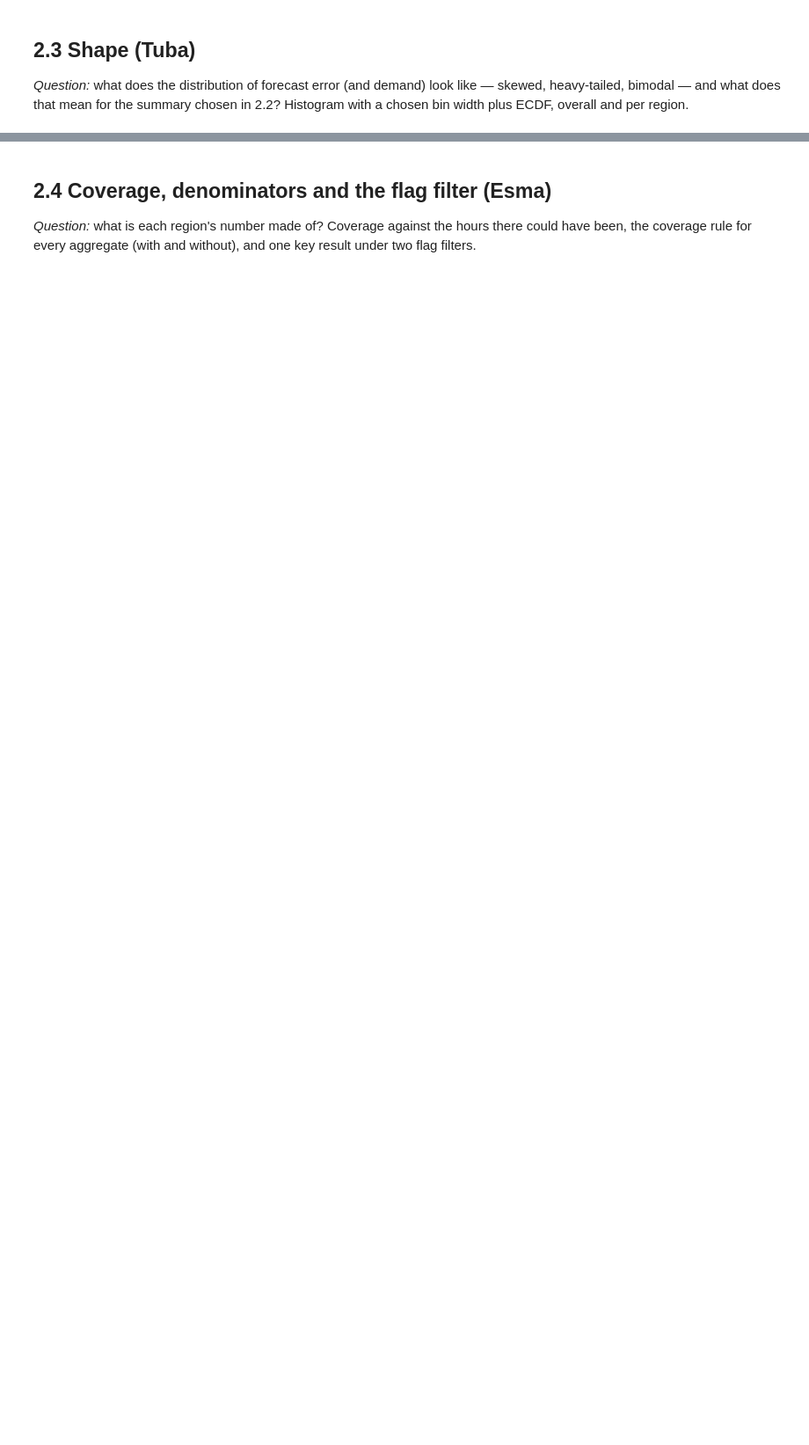
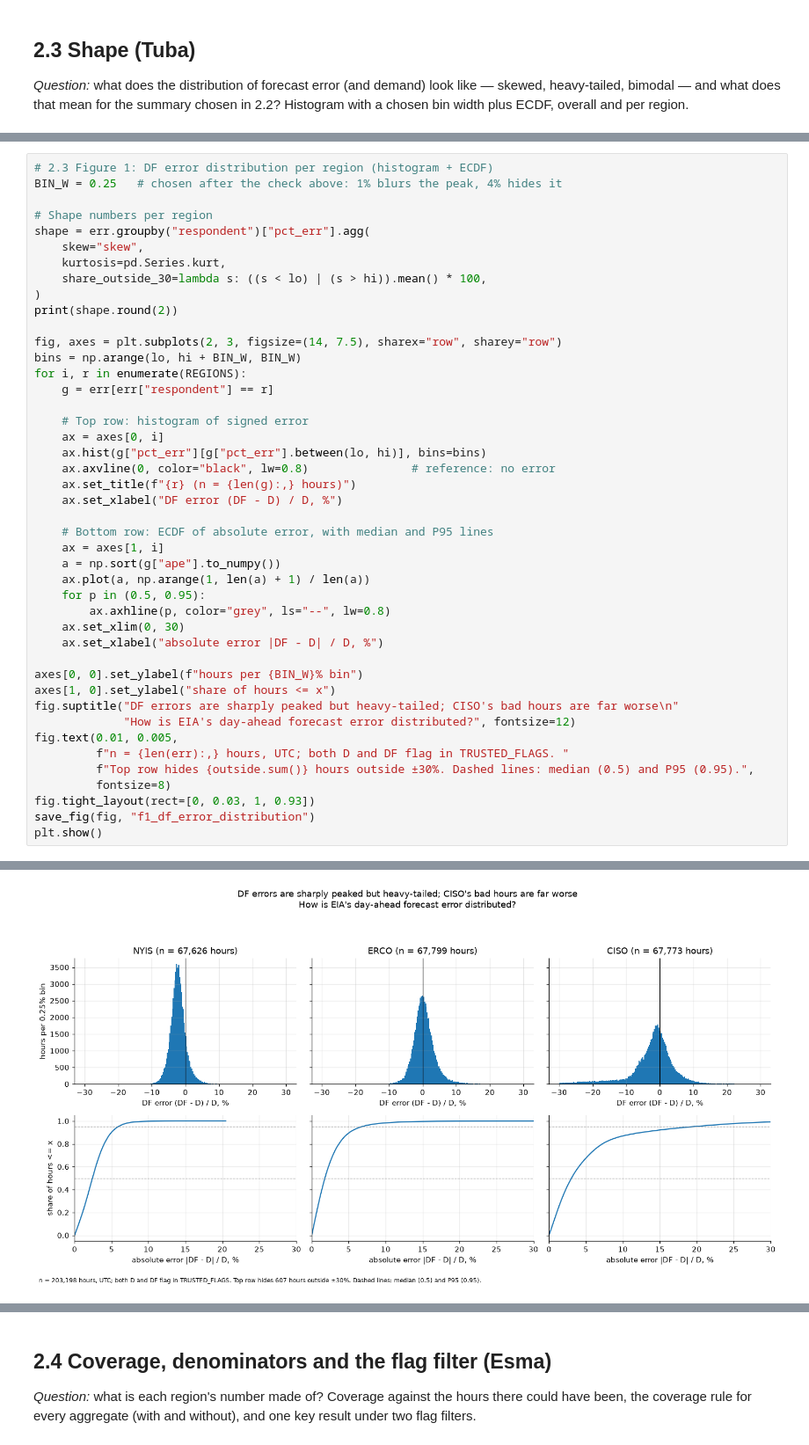
Before and after one commit to se-230717018/electricity-demand-weather-pipeline, a Jupyter notebook: notebooks/m4_eda.ipynb, the cells around one changed output, grey strips where cells are left out. Shown at 88% size. Cells and saved outputs as stored; diff of their text form; blank space fills up the shorter version.

Commit message:
Add summaries, shape and comparison to m4_eda

```diff
--- a/notebooks/m4_eda.ipynb
+++ b/notebooks/m4_eda.ipynb
@@ -150,0 +259,45 @@ what does that mean for the summary chosen in 2.2? Histogram with a chosen bin w
+# %%
+# 2.3 Figure 1: DF error distribution per region (histogram + ECDF)
+BIN_W = 0.25   # chosen after the check above: 1% blurs the peak, 4% hides it
+
+# Shape numbers per region
+shape = err.groupby("respondent")["pct_err"].agg(
+    skew="skew",
+    kurtosis=pd.Series.kurt,
+    share_outside_30=lambda s: ((s < lo) | (s > hi)).mean() * 100,
+)
+print(shape.round(2))
+
+fig, axes = plt.subplots(2, 3, figsize=(14, 7.5), sharex="row", sharey="row")
+bins = np.arange(lo, hi + BIN_W, BIN_W)
+for i, r in enumerate(REGIONS):
+    g = err[err["respondent"] == r]
+
+    # Top row: histogram of signed error
+    ax = axes[0, i]
+    ax.hist(g["pct_err"][g["pct_err"].between(lo, hi)], bins=bins)
+    ax.axvline(0, color="black", lw=0.8)               # reference: no error
+    ax.set_title(f"{r} (n = {len(g):,} hours)")
+    ax.set_xlabel("DF error (DF - D) / D, %")
+
+    # Bottom row: ECDF of absolute error, with median and P95 lines
+    ax = axes[1, i]
+    a = np.sort(g["ape"].to_numpy())
+    ax.plot(a, np.arange(1, len(a) + 1) / len(a))
+    for p in (0.5, 0.95):
+        ax.axhline(p, color="grey", ls="--", lw=0.8)
+    ax.set_xlim(0, 30)
+    ax.set_xlabel("absolute error |DF - D| / D, %")
+
+axes[0, 0].set_ylabel(f"hours per {BIN_W}% bin")
+axes[1, 0].set_ylabel("share of hours <= x")
+fig.suptitle("DF errors are sharply peaked but heavy-tailed; CISO's bad hours are far worse\n"
+             "How is EIA's day-ahead forecast error distributed?", fontsize=12)
+fig.text(0.01, 0.005,
+         f"n = {len(err):,} hours, UTC; both D and DF flag in TRUSTED_FLAGS. "
+         f"Top row hides {outside.sum()} hours outside ±30%. Dashed lines: median (0.5) and P95 (0.95).",
+         fontsize=8)
+fig.tight_layout(rect=[0, 0.03, 1, 0.93])
+save_fig(fig, "f1_df_error_distribution")
+plt.show()
+# %% [output]
@@ -150,0 +309 @@ what does that mean for the summary chosen in 2.2? Histogram with a chosen bin w
+[figure, added]
```
Also changed, not shown: parts of 8 cells of this notebook, 3 other files.
